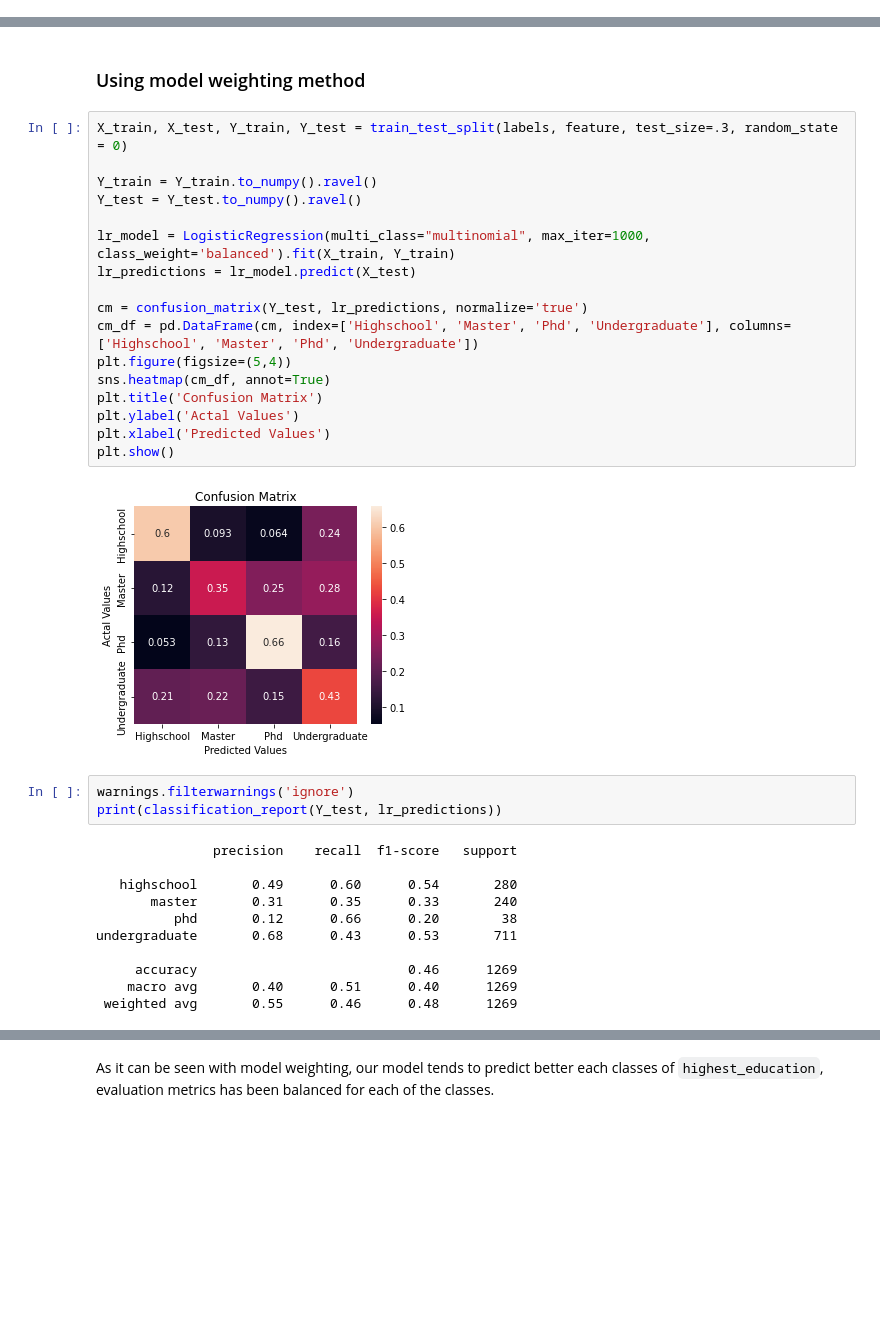
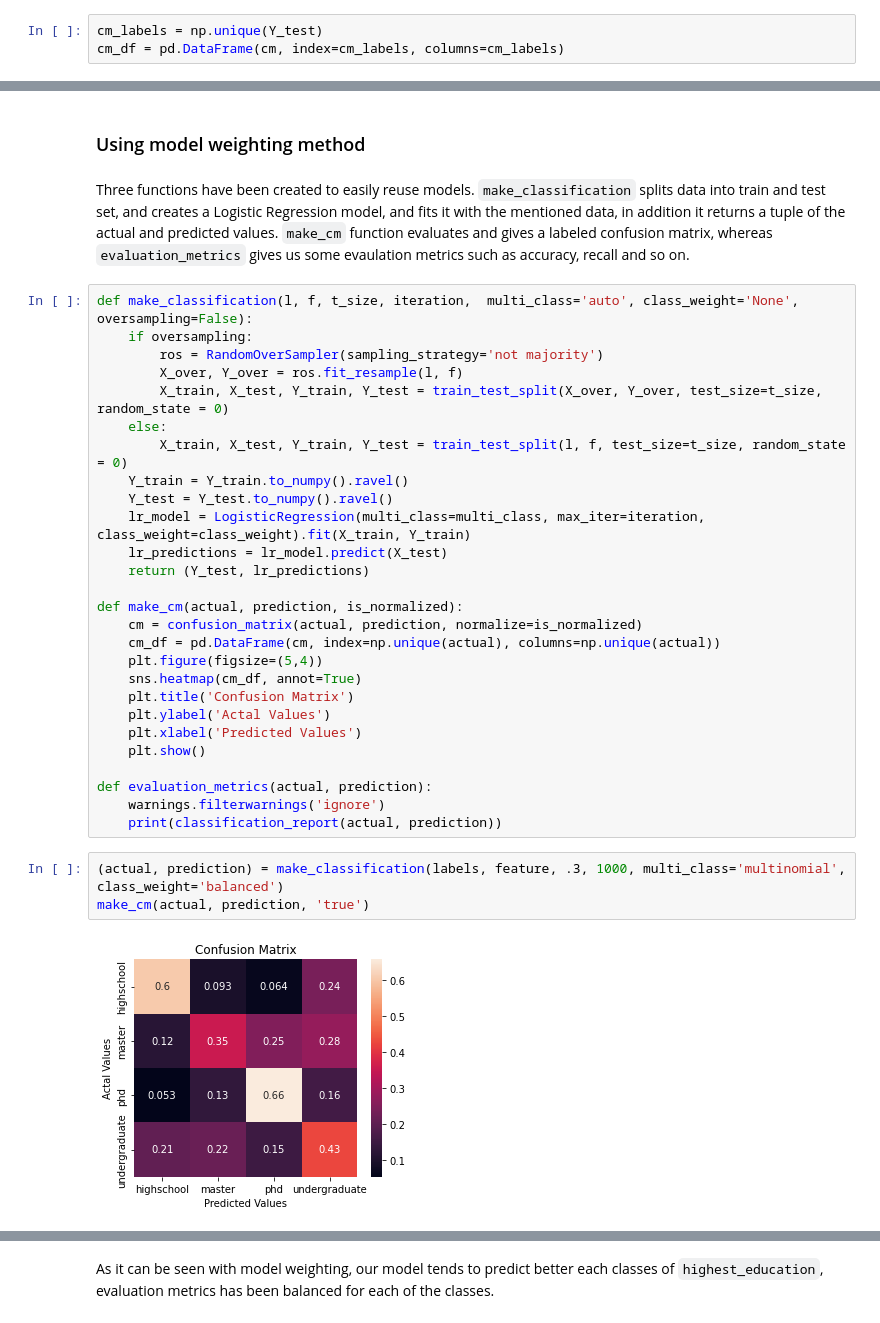
Before and after one commit to markoc1120/OKCupid_Project, a Jupyter notebook: date-a-scientist.ipynb, the cells around one changed output, grey strips where cells are left out. Saved outputs shown, nothing was run; the diff lists cells and outputs as text; blank space fills up the shorter version.

Commit message:
modular functions created for LR

```diff
--- a/date-a-scientist.ipynb
+++ b/date-a-scientist.ipynb
@@ -380,3 +378,6 @@ cm_df = pd.DataFrame(cm, index=['Highschool', 'Master', 'Phd', 'Undergraduate'],
+# %%
+cm_labels = np.unique(Y_test)
+cm_df = pd.DataFrame(cm, index=cm_labels, columns=cm_labels)
 # %%
 plt.figure(figsize=(5,4))
 sns.heatmap(cm_df, annot=True)
@@ -388,36 +389,37 @@ plt.show()
 [figure]
 # %% [markdown]
 ### Using model weighting method
+# %% [markdown]
+Three functions have been created to easily reuse models. `make_classification` splits data into train and test set, and creates a Logistic Regression model, and fits it with the mentioned data, in addition it returns a tuple of the actual and predicted values. `make_cm` function evaluates and gives a labeled confusion matrix, whereas `evaluation_metrics` gives us some evaulation metrics such as accuracy, recall and so on.
 # %%
-X_train, X_test, Y_train, Y_test = train_test_split(labels, feature, test_size=.3, random_state = 0)
+def make_classification(l, f, t_size, iteration,  multi_class='auto', class_weight='None', oversampling=False):
+    if oversampling:
+        ros = RandomOverSampler(sampling_strategy='not majority')
+        X_over, Y_over = ros.fit_resample(l, f)
+        X_train, X_test, Y_train, Y_test = train_test_split(X_over, Y_over, test_size=t_size, random_state = 0)
+    else:
+        X_train, X_test, Y_train, Y_test = train_test_split(l, f, test_size=t_size, random_state = 0)
+    Y_train = Y_train.to_numpy().ravel()
+    Y_test = Y_test.to_numpy().ravel()
+    lr_model = LogisticRegression(multi_class=multi_class, max_iter=iteration, class_weight=class_weight).fit(X_train, Y_train)
+    lr_predictions = lr_model.predict(X_test)
+    return (Y_test, lr_predictions)
 
-Y_train = Y_train.to_numpy().ravel()
-Y_test = Y_test.to_numpy().ravel()
+def make_cm(actual, prediction, is_normalized):
+    cm = confusion_matrix(actual, prediction, normalize=is_normalized)
+    cm_df = pd.DataFrame(cm, index=np.unique(actual), columns=np.unique(actual))
+    plt.figure(figsize=(5,4))
+    sns.heatmap(cm_df, annot=True)
+    plt.title('Confusion Matrix')
+    plt.ylabel('Actal Values')
+    plt.xlabel('Predicted Values')
+    plt.show()
 
-lr_model = LogisticRegression(multi_class="multinomial", max_iter=1000, class_weight='balanced').fit(X_train, Y_train)
-lr_predictions = lr_model.predict(X_test)
-
-cm = confusion_matrix(Y_test, lr_predictions, normalize='true')
-cm_df = pd.DataFrame(cm, index=['Highschool', 'Master', 'Phd', 'Undergraduate'], columns=['Highschool', 'Master', 'Phd', 'Undergraduate'])
-plt.figure(figsize=(5,4))
-sns.heatmap(cm_df, annot=True)
-plt.title('Confusion Matrix')
-plt.ylabel('Actal Values')
-plt.xlabel('Predicted Values')
-plt.show()
+def evaluation_metrics(actual, prediction):
+    warnings.filterwarnings('ignore')
+    print(classification_report(actual, prediction))
-# %% [output]
-[figure, removed]
-# %%
-warnings.filterwarnings('ignore')
-print(classification_report(Y_test, lr_predictions))
-# %% [output]
-               precision    recall  f1-score   support
-
-   highschool       0.49      0.60      0.54       280
-       master       0.31      0.35      0.33       240
-          phd       0.12      0.66      0.20        38
-undergraduate       0.68      0.43      0.53       711
-
-     accuracy                           0.46      1269
-    macro avg       0.40      0.51      0.40      1269
- weighted avg       0.55      0.46      0.48      1269
+# %%
+(actual, prediction) = make_classification(labels, feature, .3, 1000, multi_class='multinomial', class_weight='balanced')
+make_cm(actual, prediction, 'true')
+# %% [output]
+[figure, added]
```
Also changed, not shown: parts of 17 cells of this notebook.
